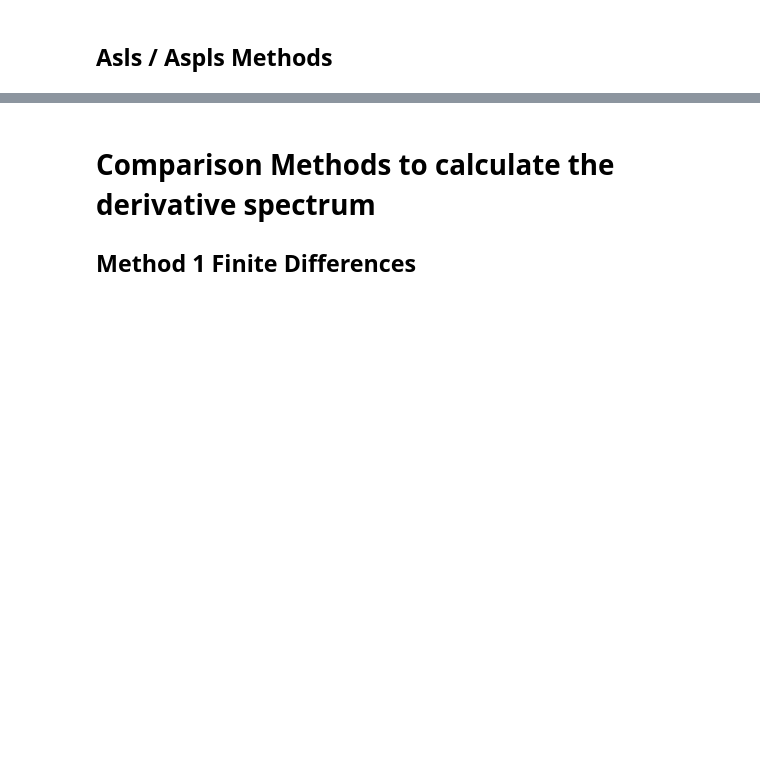
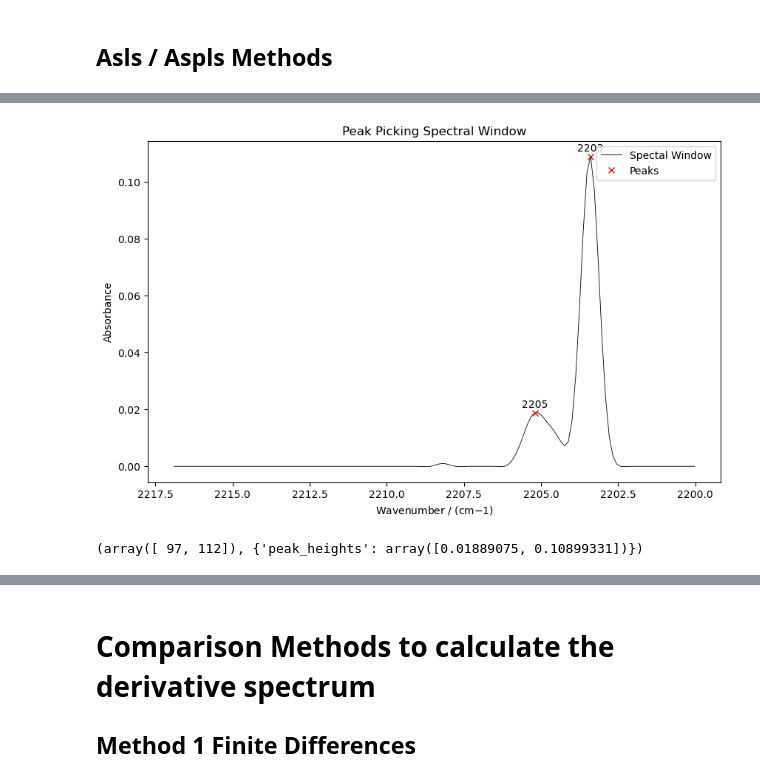
Before and after one commit to LukasMeinschad/ir_peak_int, a Jupyter notebook: spectra_test.ipynb, the cells around one changed output, grey strips where cells are left out. Drawn from its saved outputs; the diff is of its cells as text; code cells hidden in the pictures; blank space fills up the shorter version.

```diff
--- a/spectra_test.ipynb
+++ b/spectra_test.ipynb
@@ -142,0 +146,5 @@ fit_baseline_asls_aspls(x_window_base,y_window_base, 5e10, 1e-3, 20)
+# %%
+peak_picking_spectral_window(x_window_base,y_window_asls, height=0.01)
+# %% [output]
+[figure, added]
+(array([ 97, 112]), {'peak_heights': array([0.01889075, 0.10899331])})
```
Also changed, not shown: parts of 5 cells of this notebook, 1 other file.
